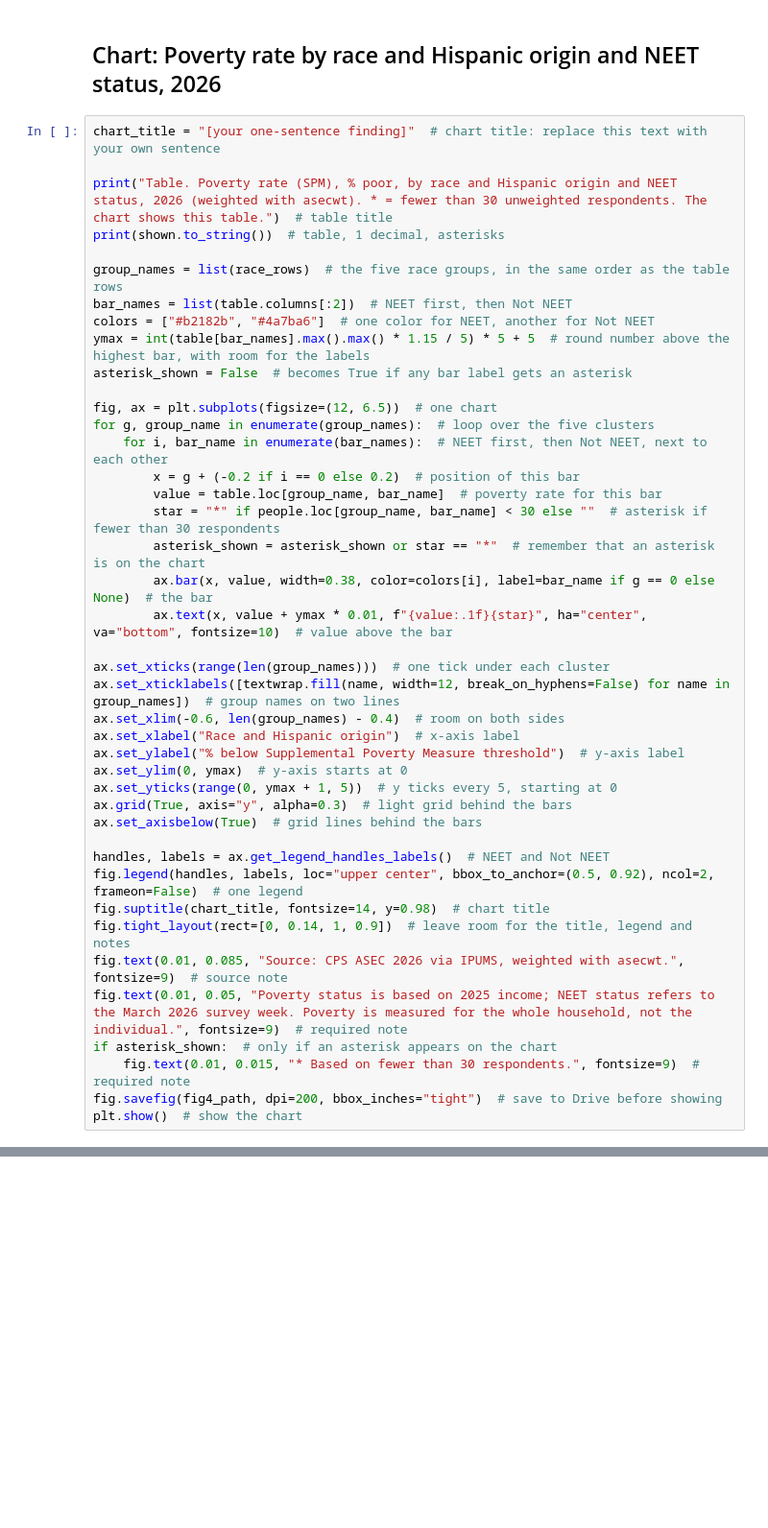
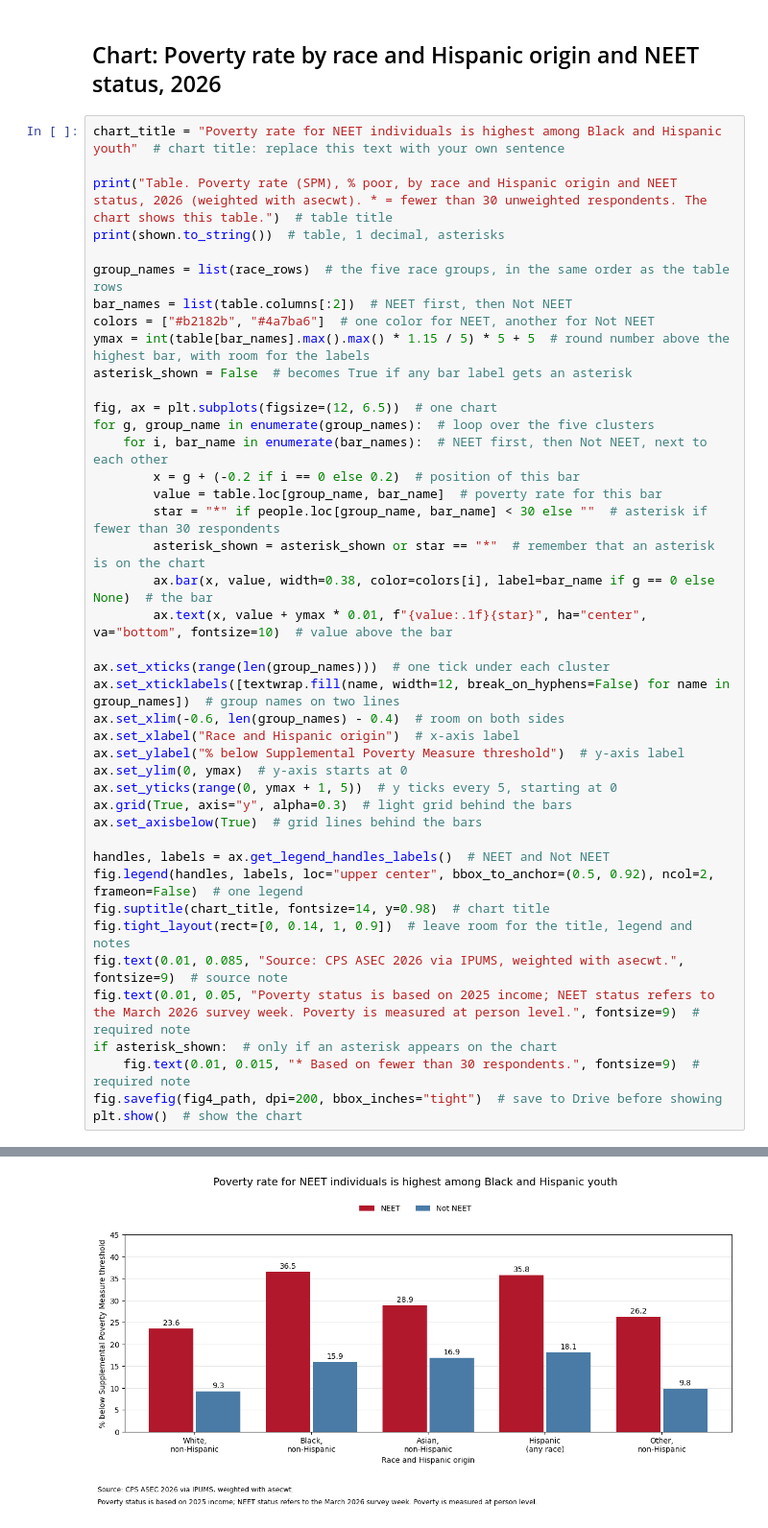
Before and after one commit to Tbhanu7/NEET_research_project, a Jupyter notebook: neet5.ipynb, the cells around one changed output, grey strips where cells are left out. Shown at 96% size. Cells and saved outputs as stored; diff of their text form; blank space fills up the shorter version.

```diff
--- a/neet5.ipynb
+++ b/neet5.ipynb
@@ -70,7 +90,7 @@ print("Poverty status is based on 2025 income; NEET status refers to the March 2
 # %% [markdown]
 ## Chart: Poverty rate by race and Hispanic origin and NEET status, 2026
 # %%
-chart_title = "[your one-sentence finding]"  # chart title: replace this text with your own sentence
+chart_title = "Poverty rate for NEET individuals is highest among Black and Hispanic youth"  # chart title: replace this text with your own sentence
 
 print("Table. Poverty rate (SPM), % poor, by race and Hispanic origin and NEET status, 2026 (weighted with asecwt). * = fewer than 30 unweighted respondents. The chart shows this table.")  # table title
 print(shown.to_string())  # table, 1 decimal, asterisks
@@ -106,8 +126,9 @@ fig.legend(handles, labels, loc="upper center", bbox_to_anchor=(0.5, 0.92), ncol
 fig.suptitle(chart_title, fontsize=14, y=0.98)  # chart title
 fig.tight_layout(rect=[0, 0.14, 1, 0.9])  # leave room for the title, legend and notes
 fig.text(0.01, 0.085, "Source: CPS ASEC 2026 via IPUMS, weighted with asecwt.", fontsize=9)  # source note
-fig.text(0.01, 0.05, "Poverty status is based on 2025 income; NEET status refers to the March 2026 survey week. Poverty is measured for the whole household, not the individual.", fontsize=9)  # required note
+fig.text(0.01, 0.05, "Poverty status is based on 2025 income; NEET status refers to the March 2026 survey week. Poverty is measured at person level.", fontsize=9)  # required note
 if asterisk_shown:  # only if an asterisk appears on the chart
     fig.text(0.01, 0.015, "* Based on fewer than 30 respondents.", fontsize=9)  # required note
 fig.savefig(fig4_path, dpi=200, bbox_inches="tight")  # save to Drive before showing
 plt.show()  # show the chart
+# %% [output]
@@ -113,0 +142 @@ plt.show()  # show the chart
+[figure, added]
```
Also changed, not shown: parts of 3 cells of this notebook.
